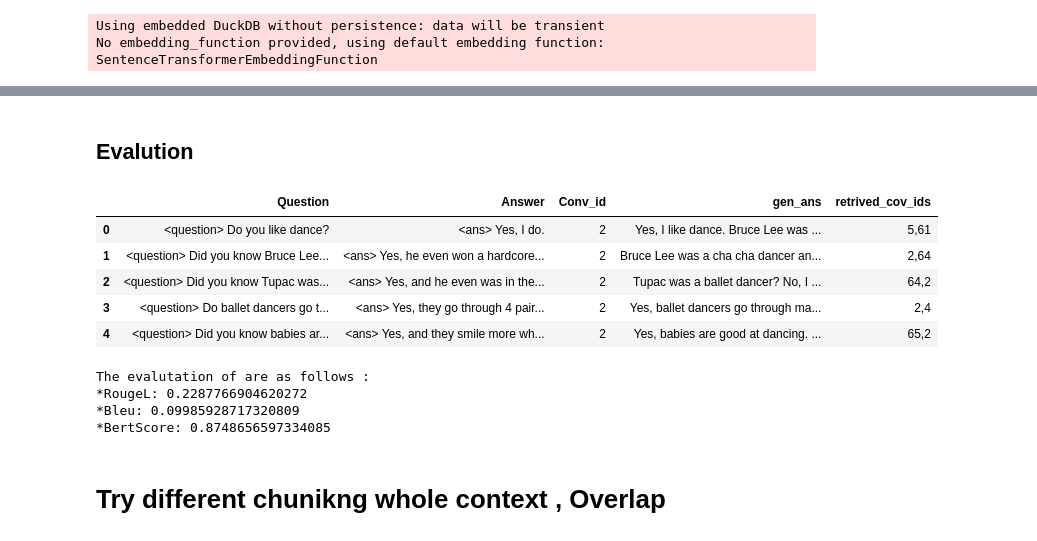
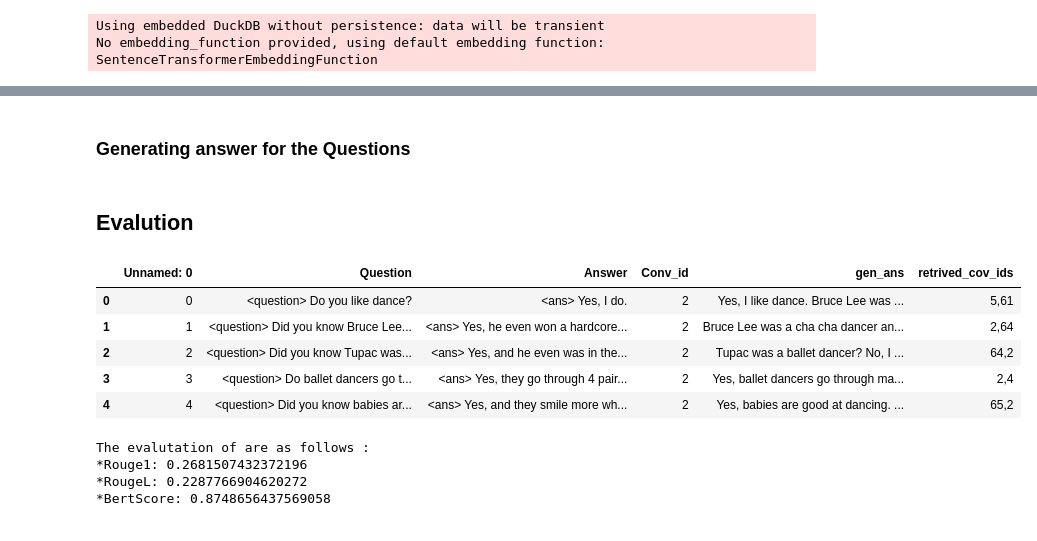
Before and after one commit to bhoomeendra/assignment-amazon-chat, a Jupyter notebook: QA.ipynb, the cells around one changed output, grey strips where cells are left out. Drawn from its saved outputs; the diff is of its cells as text; code cells hidden in the pictures.

```diff
--- a/QA.ipynb
+++ b/QA.ipynb
@@ -154,6 +139,8 @@ def rag_pipeline(question):
     return (x[1],",".join(results['ids'][0]).strip(','))
 # %%
 qa_pair = pd.read_csv("dataset/gen_qa_pair.csv")
+# %% [markdown]
+### Generating answer for the Questions
 # %%
 gen_ans = []
 relevent_cov = []
@@ -179,35 +165,31 @@ bertscore = load('bertscore')
 # %%
 df = pd.read_csv("dataset/gen_qa_ans.csv")
 # %%
-df = df.drop(columns=["Unnamed: 0"])
 df.head()
 # %% [output]
-|  | Question | Answer | Conv_id | gen_ans | retrived_cov_ids |
-| 0 | <question> Do you like dance? | <ans> Yes, I do. | 2 | Yes, I like dance. Bruce Lee was ... | 5,61 |
-| 1 | <question> Did you know Bruce Lee... | <ans> Yes, he even won a hardcore... | 2 | Bruce Lee was a cha cha dancer an... | 2,64 |
-| 2 | <question> Did you know Tupac was... | <ans> Yes, and he even was in the... | 2 | Tupac was a ballet dancer? No, I ... | 64,2 |
-| 3 | <question> Do ballet dancers go t... | <ans> Yes, they go through 4 pair... | 2 | Yes, ballet dancers go through ma... | 2,4 |
-| 4 | <question> Did you know babies ar... | <ans> Yes, and they smile more wh... | 2 | Yes, babies are good at dancing. ... | 65,2 |
+|  | Unnamed: 0 | Question | Answer | Conv_id | gen_ans | retrived_cov_ids |
+| 0 | 0 | <question> Do you like dance? | <ans> Yes, I do. | 2 | Yes, I like dance. Bruce Lee was ... | 5,61 |
+| 1 | 1 | <question> Did you know Bruce Lee... | <ans> Yes, he even won a hardcore... | 2 | Bruce Lee was a cha cha dancer an... | 2,64 |
+| 2 | 2 | <question> Did you know Tupac was... | <ans> Yes, and he even was in the... | 2 | Tupac was a ballet dancer? No, I ... | 64,2 |
+| 3 | 3 | <question> Do ballet dancers go t... | <ans> Yes, they go through 4 pair... | 2 | Yes, ballet dancers go through ma... | 2,4 |
+| 4 | 4 | <question> Did you know babies ar... | <ans> Yes, and they smile more wh... | 2 | Yes, babies are good at dancing. ... | 65,2 |
 # %%
 from tqdm import tqdm
 # %%
 def evaluate_QA():
-
-    # Evaluate retrieval
-
-    # Evaluate Generation
-    rouge_score,bleu_score,bert_score = 0,0,0
+    rouge_1,rouge_score,bert_score = 0,0,0
     for _,x in tqdm(df.iterrows()):
         ref = [x.Answer.strip("<ans> ")]
         pred = [x.gen_ans]
-        rouge_score +=rouge.compute(references=ref,predictions=pred)['rougeL']
-        # bleu_score += bleu.compute(references=ref,predictions=pred)['google_bleu']
+        r = rouge.compute(references=ref,predictions=pred)
+        rouge_score +=r['rougeL']
+        rouge_1+=r['rouge1']
         out = bertscore.compute(references=ref,predictions=pred, lang="en")
         bert_score += out['f1'][0]
-    print(f"The evalutation of are as follows :\n*RougeL: {rouge_score/len(df)} \n*Bleu: {bleu_score/len(df)} \n*BertScore: {bert_score/len(df)}")
+    print(f"The evalutation of are as follows :\n*Rouge1: {rouge_1/len(df)} \n*RougeL: {rouge_score/len(df)}\n*BertScore: {bert_score/len(df)}")
 evaluate_QA()
 # %% [output]
 The evalutation of are as follows :
+*Rouge1: 0.2681507432372196
 *RougeL: 0.2287766904620272
-*Bleu: 0.09985928717320809
-*BertScore: 0.8748656597334085
+*BertScore: 0.8748656437569058
@@ -220,2 +195,0 @@ Cov 5,61,2 ---> A
-# %% [markdown]
-# Try different chunikng whole context , Overlap
```
Also changed, not shown: parts of 17 cells of this notebook, 5 other files.
